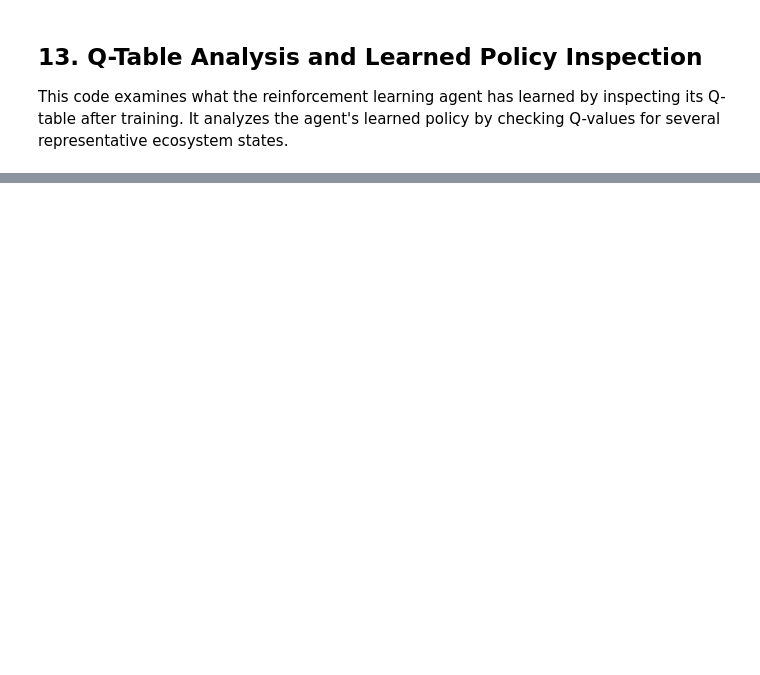
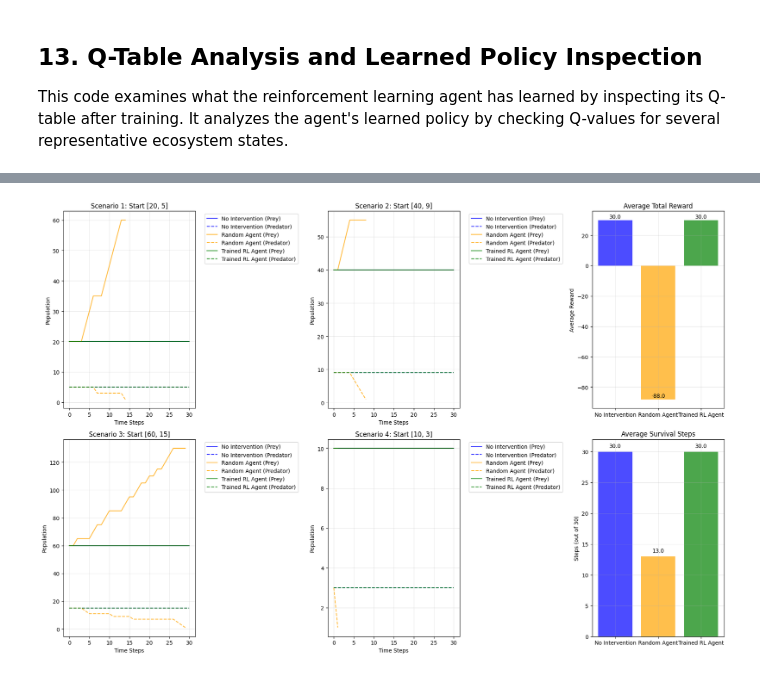
Before and after one commit to mullermatej/lotka-volterra-simulation, a Jupyter notebook: lotka_volterra_simulation.ipynb, the cells around one changed output, grey strips where cells are left out. Cells and saved outputs as stored; diff of their text form; code cells hidden in the pictures; blank space fills up the shorter version.

```diff
--- a/lotka_volterra_simulation.ipynb
+++ b/lotka_volterra_simulation.ipynb
@@ -646,0 +873,94 @@ Mean Q-value: -0.014
+# %%
+# Create comprehensive visualization of comparison results
+fig, axes = plt.subplots(2, 3, figsize=(18, 12))
+
+colors = ['blue', 'orange', 'green']
+scenario_labels = ['No Intervention', 'Random Agent', 'Trained RL Agent']
+
+# Plot 1: Population trajectories for each test scenario
+for i, result in enumerate(comparison_results):
+    row = i // 2
+    col = i % 2
+    if i < 4:  # We have 4 test scenarios
+        ax = axes[row, col] if row < 2 else axes[1, col]
+
+        initial_state = result['initial_state']
+        ax.set_title(f'Scenario {i+1}: Start [{initial_state[0]}, {initial_state[1]}]')
+
+        for j, scenario_type in enumerate(scenario_types):
+            trajectory = result['results'][scenario_type]['trajectory']
+            prey_pop = [state[0] for state in trajectory]
+            predator_pop = [state[1] for state in trajectory]
+
+            ax.plot(prey_pop, label=f'{scenario_labels[j]} (Prey)',
+                   color=colors[j], linestyle='-', alpha=0.8)
+            ax.plot(predator_pop, label=f'{scenario_labels[j]} (Predator)',
+                   color=colors[j], linestyle='--', alpha=0.8)
+
+        ax.set_xlabel('Time Steps')
+        ax.set_ylabel('Population')
+        ax.legend(bbox_to_anchor=(1.05, 1), loc='upper left')
+        ax.grid(True, alpha=0.3)
+
+# Plot 2: Performance comparison bar charts
+ax_rewards = axes[0, 2]
+ax_survival = axes[1, 2]
+
+# Rewards comparison
+reward_values = [avg_rewards[scenario_type] / num_scenarios for scenario_type in scenario_types]
+bars1 = ax_rewards.bar(scenario_labels, reward_values, color=colors, alpha=0.7)
+ax_rewards.set_title('Average Total Reward')
+ax_rewards.set_ylabel('Average Reward')
+ax_rewards.grid(True, alpha=0.3)
+
+# Add value labels on bars
+for bar, value in zip(bars1, reward_values):
+    height = bar.get_height()
+    ax_rewards.text(bar.get_x() + bar.get_width()/2., height + 0.5,
+                   f'{value:.1f}', ha='center', va='bottom')
+
+# Survival comparison
+survival_values = [avg_survival[scenario_type] / num_scenarios for scenario_type in scenario_types]
+bars2 = ax_survival.bar(scenario_labels, survival_values, color=colors, alpha=0.7)
+ax_survival.set_title('Average Survival Steps')
+ax_survival.set_ylabel(f'Steps (out of {num_test_steps})')
+ax_survival.set_ylim(0, num_test_steps + 2)
+ax_survival.grid(True, alpha=0.3)
+
+# Add value labels on bars
+for bar, value in zip(bars2, survival_values):
+    height = bar.get_height()
+    ax_survival.text(bar.get_x() + bar.get_width()/2., height + 0.5,
+                    f'{value:.1f}', ha='center', va='bottom')
+
+plt.tight_layout()
+plt.show()
+
+# Print detailed comparison table
+print("\n" + "="*80)
+print("DETAILED COMPARISON TABLE")
+print("="*80)
+
+for i, result in enumerate(comparison_results):
+    initial_state = result['initial_state']
+    print(f"\nScenario {i+1} - Starting State: [{initial_state[0]}, {initial_state[1]}]")
+    print("-" * 60)
+    print(f"{'Approach':<15} {'Total Reward':<12} {'Survival':<10} {'Final State':<15}")
+    print("-" * 60)
+
+    for scenario_type in scenario_types:
+        data = result['results'][scenario_type]
+        final_state = data['final_state']
+        survival_str = f"{data['survival_steps']}/{num_test_steps}"
+        final_state_str = f"[{final_state[0]:.1f}, {final_state[1]:.1f}]"
+
+        print(f"{scenario_labels[scenario_types.index(scenario_type)]:<15} "
+              f"{data['total_reward']:<12} "
+              f"{survival_str:<10} "
+              f"{final_state_str:<15}")
+
+print("\n" + "="*80)
+print("CONCLUSION: Does the RL agent outperform random and natural approaches?")
+print("="*80)
+# %% [output]
+[figure, added]
```
Also changed, not shown: parts of 12 cells of this notebook.
